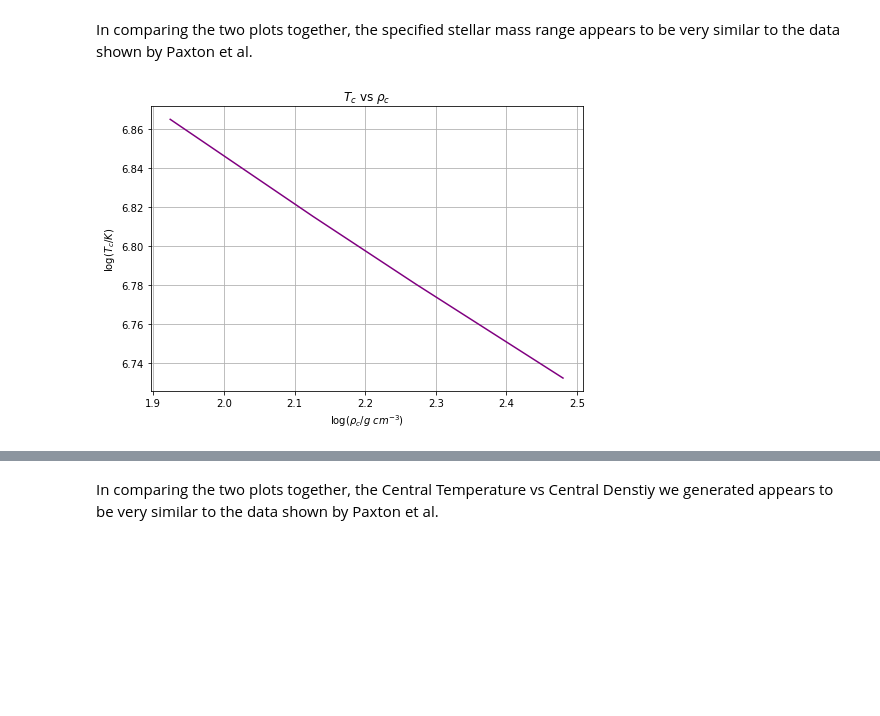
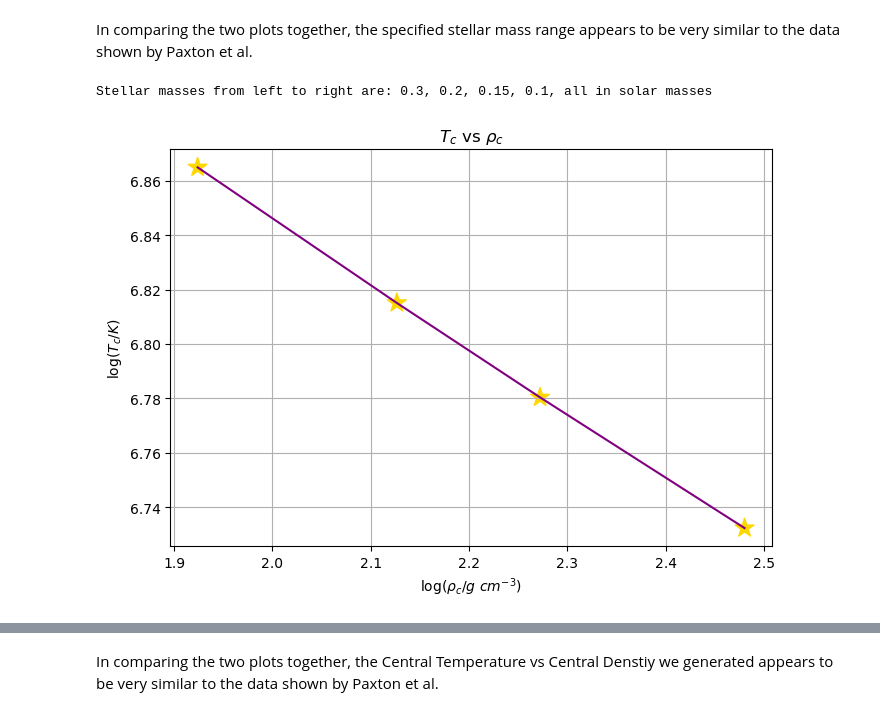
Before and after one commit to tairaeli/AST_304_Projects, a Jupyter notebook: project3/final_writeup.ipynb, the cells around one changed output, grey strips where cells are left out. Drawn from its saved outputs; the diff is of its cells as text; code cells hidden in the pictures; blank space fills up the shorter version.

```diff
--- a/project3/final_writeup.ipynb
+++ b/project3/final_writeup.ipynb
@@ -64,7 +65,7 @@ delta_m = Msun*1e-18
 eta = 1e-20
 xi = 5e-2
 
-pp_thing = 1
+pp_rate = 1
 
 # mass ratio of hydrogen
 XH = 0.706
@@ -125,7 +126,7 @@ R_list = np.zeros(len(mass_list))
 # iterates through all of masses and finds the wanted luminosities
 for i,S_mass in enumerate(mass_list):
 
-    R_final = brentq(min_this,a = 0.0001, b = 1, args = (S_mass, delta_m, eta, xi, mu, pp_thing))
+    R_final = brentq(min_this,a = 0.0001, b = 1, args = (S_mass, delta_m, eta, xi, mu, pp_rate))
 
     T_surf = Teff(S_mass)
 
@@ -170,12 +171,14 @@ In comparing the two plots together, the specified stellar mass range appears to
 # %%
 # plotting central temp and pressure for a 0.3 mass star
 plt.figure(figsize = (7,5))
 plt.plot(np.log10(rhoc_list), np.log10(Tc_list), color = 'purple')
-
+plt.scatter(np.log10(rhoc_list), np.log10(Tc_list), color = 'gold',  marker = '*', s = [200,200,200,200])
 plt.title(r"$T_c$ vs $\rho_c$")
 plt.xlabel(r"log($\rho_c /g$ $cm^{-3}$)")
 plt.ylabel(r"log($T_c/K$)")
 plt.tight_layout()
 plt.grid()
+print('Stellar masses from left to right are: 0.3, 0.2, 0.15, 0.1, all in solar masses')
 # %% [output]
+Stellar masses from left to right are: 0.3, 0.2, 0.15, 0.1, all in solar masses
-[figure, old version]
+[figure, new version]
```
Also changed, not shown: parts of 19 cells of this notebook, 2 other files.
